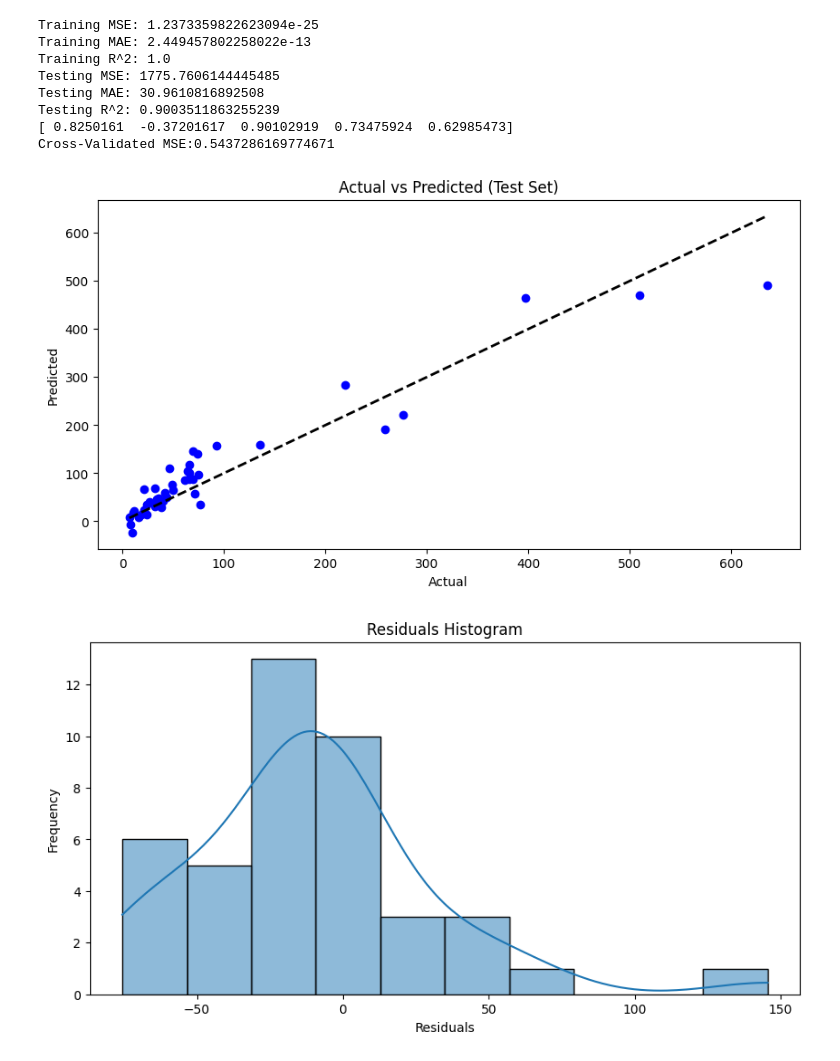
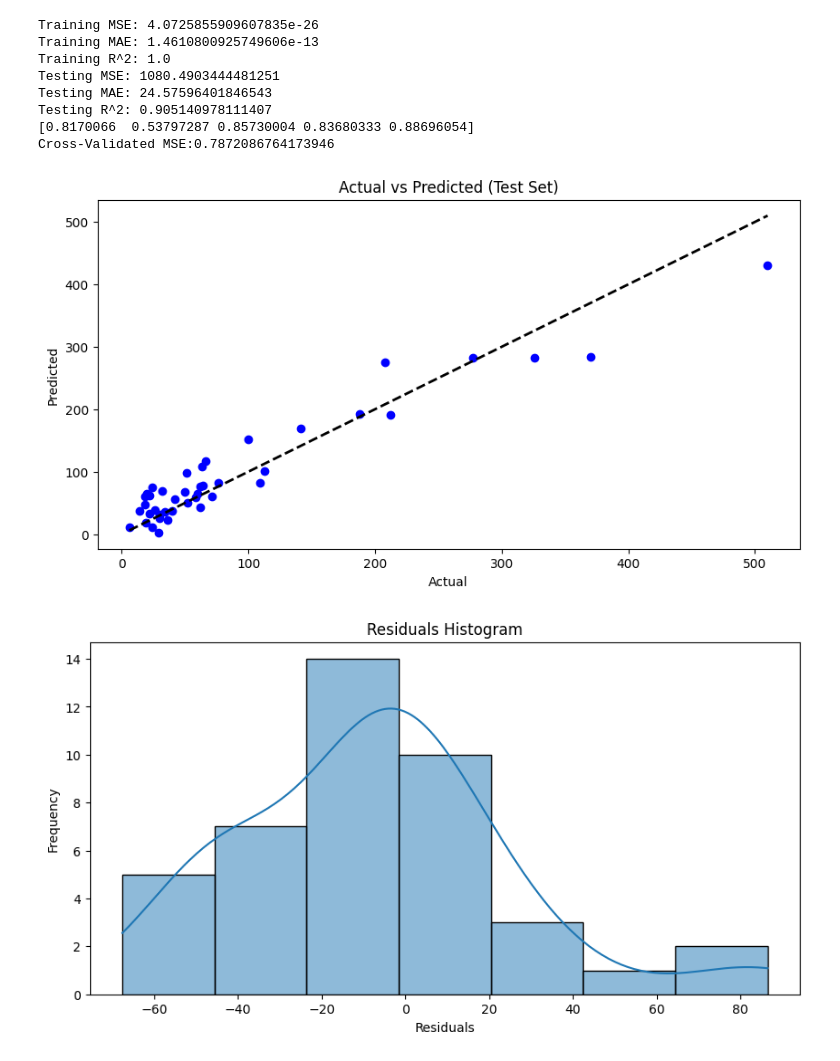
Before and after one commit to Ryeolee/PandasProject, a Jupyter notebook: linear_cpu_data.ipynb, the cells around one changed output. Cells and saved outputs as stored; diff of their text form; code cells hidden in the pictures.

```diff
--- a/linear_cpu_data.ipynb
+++ b/linear_cpu_data.ipynb
@@ -11,7 +11,7 @@ import missingno as msn
 from sklearn.feature_selection import SelectKBest, f_regression
 
 # 데이터 불러오기
-life = pd.read_csv("./machine.data.csv")
+life = pd.read_csv("./machine.data_update.csv")
 
 # 결측치 처리
 life.dropna(inplace=True)
@@ -36,7 +36,7 @@ X = life[features]
 y = life['PRP']
 
 # 선택된 피처로 데이터 분할
-X_train, X_test, y_train, y_test = train_test_split(X, y, test_size=0.2, random_state=36)
+X_train, X_test, y_train, y_test = train_test_split(X, y, test_size=0.2, random_state=38)
 
 # 데이터 전처리
 scaler = StandardScaler()  # 표준화: 평균 0, 표준편차 1로 변환
@@ -65,39 +65,39 @@ test_r2 = r2_score(y_test, y_test_pred)  # R^2 계산
 
 print(f"Testing MSE: {test_mse}")
 print(f"Testing MAE: {test_mae}")
 print(f"Testing R^2: {test_r2}")
 
 # 교차 검증
 cv_score = cross_val_score(model, X, y, cv=5, scoring='r2')  # 5-겹 교차 검증
 print(cv_score)
 cv_mse = cv_score.mean()
 print(f'Cross-Validated MSE:{cv_mse}')
 
 # 시각화 - 예측값 vs 실제값
 plt.figure(figsize=(10, 5))
 plt.scatter(y_test, y_test_pred, color='blue')  # 실제값과 예측값의 산점도
 plt.plot([y_test.min(), y_test.max()], [y_test.min(), y_test.max()], 'k--', lw=2)  # 대각선
 plt.xlabel("Actual")
 plt.ylabel("Predicted")
 plt.title("Actual vs Predicted (Test Set)")
 plt.show()
 
 # 잔차 히스토그램
 residuals = y_test - y_test_pred  # 잔차 계산
 plt.figure(figsize=(10, 5))
 sns.histplot(residuals, kde=True)  # 잔차의 히스토그램과 커널 밀도 추정
 plt.xlabel("Residuals")
 plt.ylabel("Frequency")
 plt.title("Residuals Histogram")
 plt.show()
 # %% [output]
-Training MSE: 1.2373359822623094e-25
-Training MAE: 2.449457802258022e-13
+Training MSE: 4.0725855909607835e-26
+Training MAE: 1.4610800925749606e-13
 Training R^2: 1.0
-Testing MSE: 1775.7606144445485
-Testing MAE: 30.9610816892508
-Testing R^2: 0.9003511863255239
-[ 0.8250161  -0.37201617  0.90102919  0.73475924  0.62985473]
-Cross-Validated MSE:0.5437286169774671
+Testing MSE: 1080.4903444481251
+Testing MAE: 24.57596401846543
+Testing R^2: 0.905140978111407
+[0.8170066  0.53797287 0.85730004 0.83680333 0.88696054]
+Cross-Validated MSE:0.7872086764173946
-[figure, old version]
+[figure, new version]
-[figure, old version]
+[figure, new version]
```
Also changed, not shown: 1 other file.
